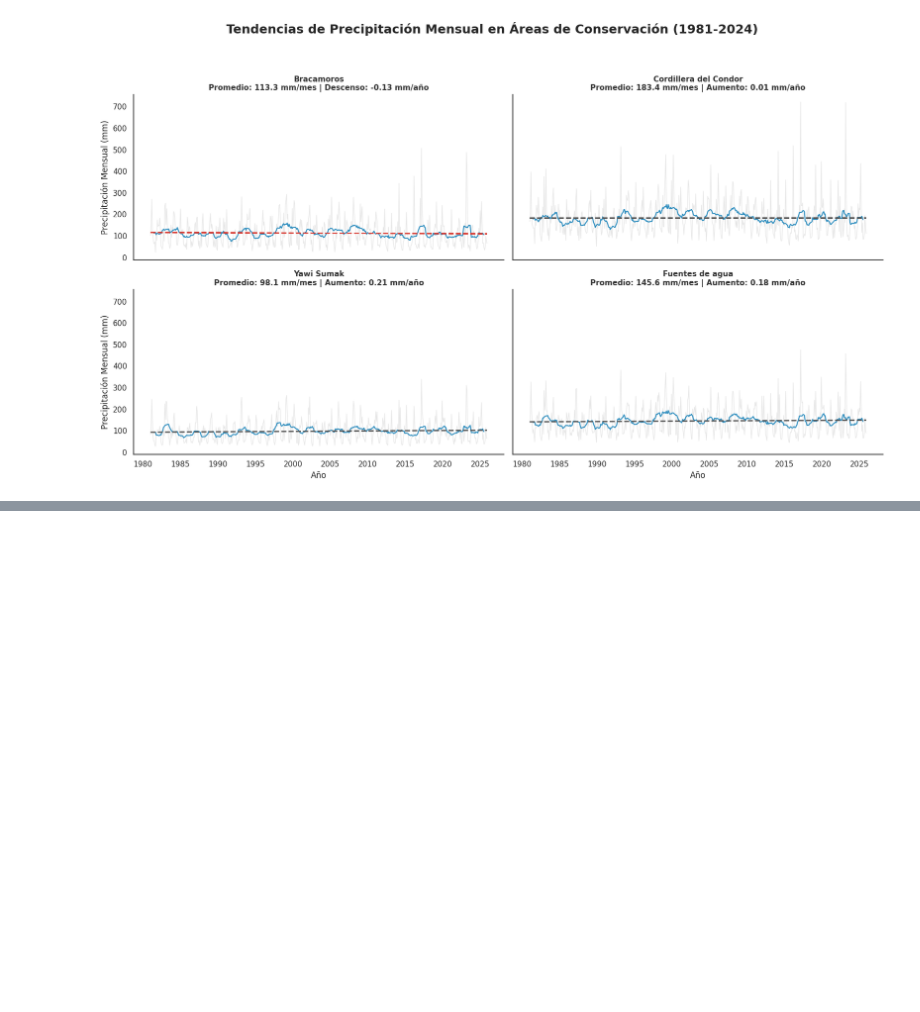
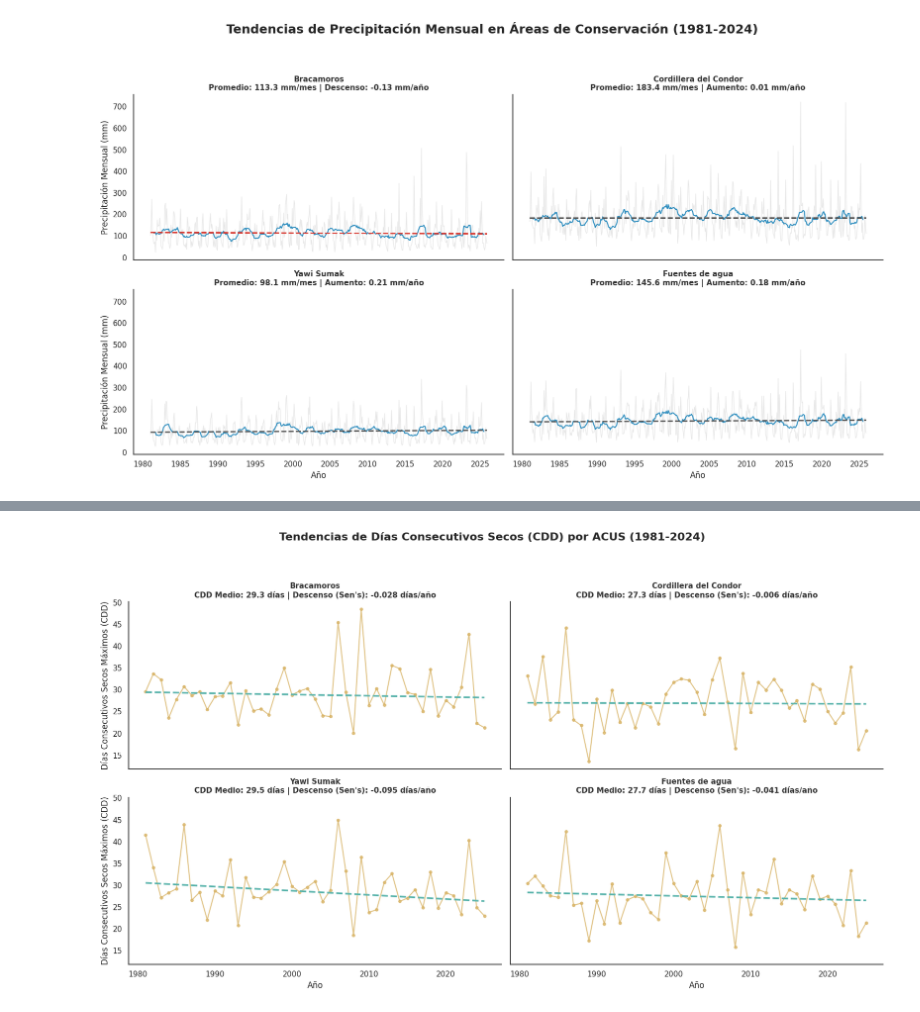
Before and after one commit to daningMontano/ACUS_ECOSYSTEM_FUNCTION_ZCH, a Jupyter notebook: Notebooks/Init_biophysical_charact/1_Base_line.ipynb, the cells around one changed output, grey strips where cells are left out. Cells and saved outputs as stored; diff of their text form; code cells hidden in the pictures; blank space fills up the shorter version.

```diff
--- a/Notebooks/Init_biophysical_charact/1_Base_line.ipynb
+++ b/Notebooks/Init_biophysical_charact/1_Base_line.ipynb
@@ -1188,0 +1340,99 @@ plt.show()
+# %%
+# --- CÁLCULO DE DÍAS CONSECUTIVOS SECOS (CDD) POR ACUS Y SERIE DE TIEMPO ---
+import scipy.stats
+
+# 1. Parámetros de tiempo
+years_list = ee.List.sequence(1981, 2025)
+
+def calculate_annual_cdd(year):
+    year = ee.Number(year)
+    start = ee.Date.fromYMD(year, 1, 1)
+    end = start.advance(1, 'year')
+
+    # Colección diaria filtrada: 1 si es seco (<1mm), 0 si es húmedo
+    daily_dry_mask = chirps.filterDate(start, end).map(lambda img: img.lt(1).rename('is_dry'))
+
+    # Algoritmo de acumulación de días consecutivos
+    def accumulate_dry(img, prev):
+        prev_img = ee.Image(prev)
+        accum = prev_img.select('accum')
+        max_cdd = prev_img.select('max_cdd')
+
+        # Si hoy es seco (1), suma 1 al acumulador. Si es húmedo (0), lo vuelve 0.
+        current_accum = accum.add(img).multiply(img).rename('accum')
+        # El nuevo máximo
+        new_max = max_cdd.max(current_accum).rename('max_cdd')
+        return current_accum.addBands(new_max)
+
+    # Inicializar con dos bandas en cero
+    initial = ee.Image.constant(0).rename('accum').addBands(ee.Image.constant(0).rename('max_cdd'))
+    cdd_final = ee.Image(daily_dry_mask.iterate(accumulate_dry, initial)).toInt16()
+
+    return cdd_final.select('max_cdd').set('year', year).set('system:time_start', start.millis())
+
+# Generar colección de CDD anual
+cdd_collection = ee.ImageCollection.fromImages(years_list.map(calculate_annual_cdd))
+
+# 2. Extracción de datos por ACUS (Promedio espacial del máximo anual)
+print("Extrayendo series de tiempo de CDD para cada ACUS. Esto puede tomar un momento...")
+all_cdd_features = []
+
+for nombre in nombres_categorias:
+    subset = acus.filter(ee.Filter.eq('Nombre', nombre))
+
+    def reduce_cdd(img):
+        stats = img.reduceRegion(
+            reducer=ee.Reducer.mean(),
+            geometry=subset.geometry(),
+            scale=5566,
+            maxPixels=1e9
+        )
+        return ee.Feature(None, {
+            'ACUS': nombre,
+            'Year': img.get('year'),
+            'CDD': stats.get('max_cdd')
+        })
+
+    site_cdd = cdd_collection.map(reduce_cdd).getInfo()['features']
+    all_cdd_features.extend([f['properties'] for f in site_cdd])
+
+df_cdd_ts = pd.DataFrame(all_cdd_features)
+
+# 3. Visualización y cálculo de Sen's Slope en Python
+sns.set_theme(style="white", rc={"axes.spines.right": False, "axes.spines.top": False})
+g = sns.FacetGrid(df_cdd_ts, col="ACUS", col_wrap=2, height=4.5, aspect=1.8, sharey=True)
+
+def plot_cdd_trend(data, **kwargs):
+    ax = plt.gca()
+    data = data.sort_values('Year')
+
+    # Serie de tiempo anual
+    ax.plot(data['Year'], data['CDD'], color='#d8b365', alpha=0.8, linewidth=1.5, marker='o', markersize=4)
+
+    # Cálculo de Sen's Slope (Theil-Sen estimator)
+    x = data['Year'].values
+    y = data['CDD'].values
+    mask = ~np.isnan(y)
+
+    # theilslopes devuelve: slope, intercept, lower_bound, upper_bound
+    res = scipy.stats.theilslopes(y[mask], x[mask], 0.95)
+    slope = res[0]
+    intercept = res[1]
+
+    # Tendencia (Rojo si aumentan los días secos, verde/azul si disminuyen)
+    trend_color = '#d73027' if slope > 0 else '#5ab4ac'
+    ax.plot(data['Year'], intercept + slope * x, color=trend_color, linestyle='--', linewidth=2.5)
+
+    trend_label = "Aumento" if slope > 0 else "Descenso"
+    ax.set_title(f"{data['ACUS'].iloc[0]}\nCDD Medio: {data['CDD'].mean():.1f} días | {trend_label} (Sen's): {slope:.3f} días/año",
+                 fontweight='bold', fontsize=11, color='#333333')
+
+g.map_dataframe(plot_cdd_trend)
+g.set_axis_labels("Año", "Días Consecutivos Secos Máximos (CDD)")
+
+g.fig.suptitle('Tendencias de Días Consecutivos Secos (CDD) por ACUS (1981-2024)',
+               fontsize=16, fontweight='bold', y=1.05, color='#252525')
+
+plt.tight_layout()
+plt.show()
+# %% [output]
@@ -1188,0 +1440 @@ plt.show()
+[figure, added]
```
Also changed, not shown: parts of 13 cells of this notebook.
